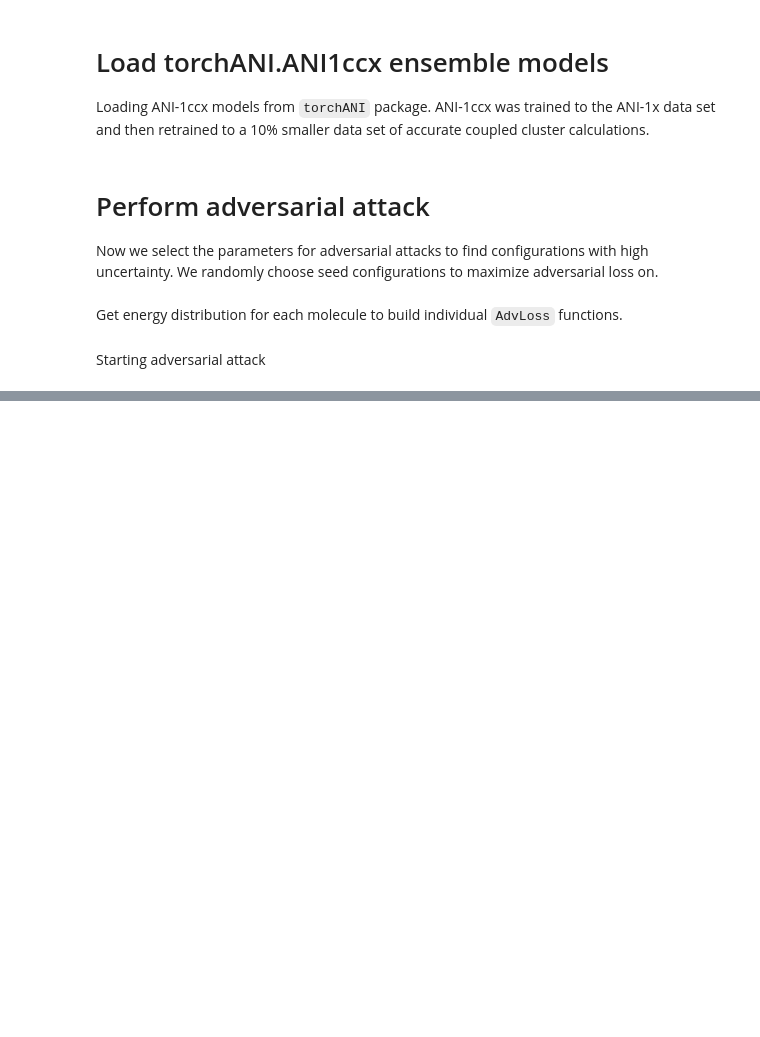
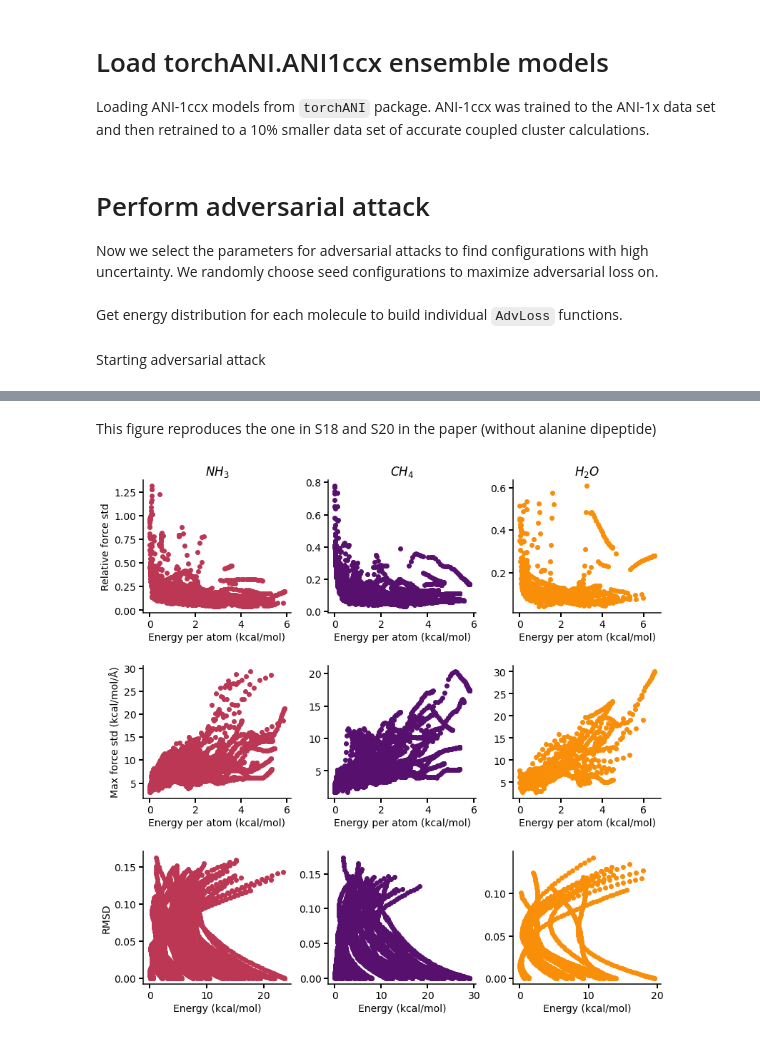
Before and after one commit to learningmatter-mit/Atomistic-Adversarial-Attacks, a Jupyter notebook: examples/TorchANI.ipynb, the cells around one changed output, grey strips where cells are left out. Saved outputs shown, nothing was run; the diff lists cells and outputs as text; code cells hidden in the pictures; blank space fills up the shorter version.

```diff
--- a/examples/TorchANI.ipynb
+++ b/examples/TorchANI.ipynb
@@ -176,6 +192,7 @@ Step |     AdvLoss     | Delta  | Energy  |  Force  |  Fstd  | RMSD
 # %%
 energy = np.array(energy)
 force_std = np.array(force_std)
+force_max = np.array(force_max)
 rmsd = np.array(rmsd)
 # %% [markdown]
 # Plot evolution of mean force uncertainty and mean rmsd as a function of steps for each molecule
@@ -224,0 +266,37 @@ plt.show()
+# %% [markdown]
+This figure reproduces the one in S18 and S20 in the paper (without alanine dipeptide)
+# %%
+fig, axes = plt.subplots(3, 3, figsize=(13, 13))
+
+mol_indices = {mol: [i for i, x in enumerate(molecules) if x == mol] for mol in set(molecules)}
+for i, (mol, idx) in enumerate(mol_indices.items()):
+    axes[0, i].set_title(ce_format[mol])
+    energy_mol = energy[idx][:, :max_epoch].flatten() + np.array(energies[mol]).min()
+    energy_mol -= energy_mol.min()
+    energy_mol_peratom = energy_mol / natoms[mol]
+    fstd = force_std[idx][:, :max_epoch]
+    fmax = force_max[idx][:, :max_epoch]
+    axes[0, i].scatter(energy_mol_peratom, fstd.flatten()/fmax.flatten(), color=COLORS[mol])
+    axes[1, i].scatter(energy_mol_peratom, fstd, color=COLORS[mol])
+    axes[2, i].scatter(energy_mol, rmsd[idx][:, :max_epoch].flatten(), color=COLORS[mol])
+
+axes[0, 0].set_ylabel("Relative force std")
+axes[1, 0].set_ylabel("Max force std (kcal/mol/Å)")
+axes[2, 0].set_ylabel("RMSD")
+
+for i in range(3):
+    axes[0, i].set_xlabel("Energy per atom (kcal/mol)")
+    axes[1, i].set_xlabel("Energy per atom (kcal/mol)")
+    axes[2, i].set_xlabel("Energy (kcal/mol)")
+
+    axes[0, i].xaxis.set_tick_params(which='both', labelbottom=True)
+
+    for j in range(3):
+        axes[j, i].spines['right'].set_visible(False)
+        axes[j, i].spines['top'].set_visible(False)
+
+
+fig.subplots_adjust(wspace=0.25, hspace=0.4)
+plt.show()
+# %% [output]
+[figure, added]
```
Also changed, not shown: parts of 10 cells of this notebook.
